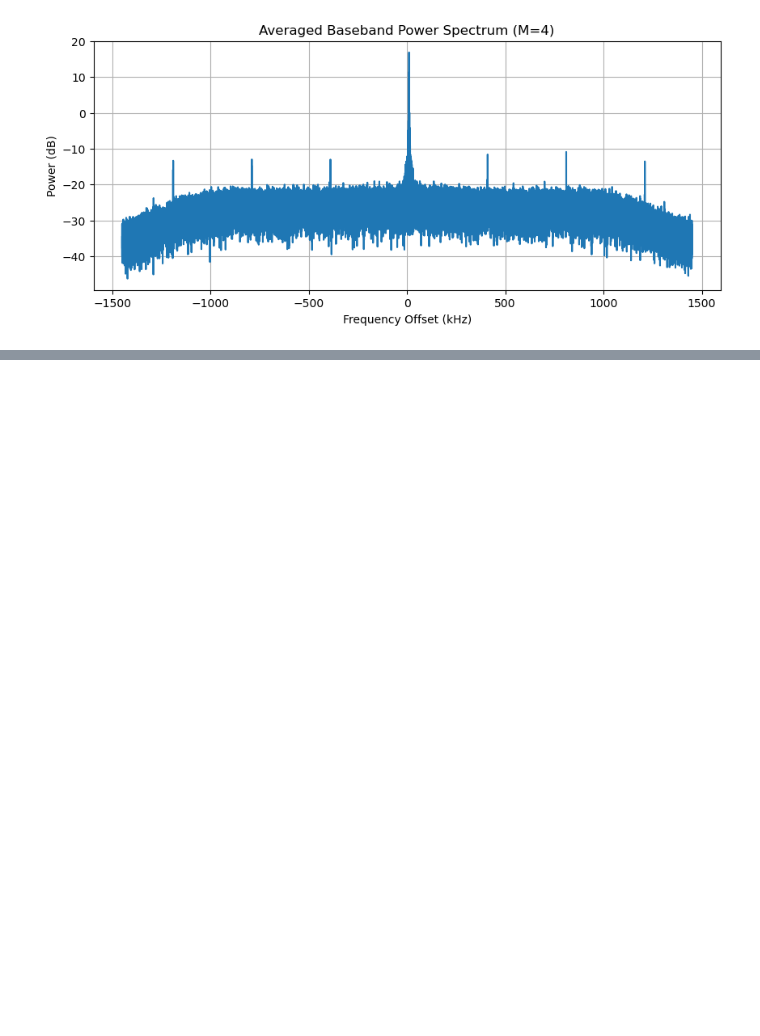
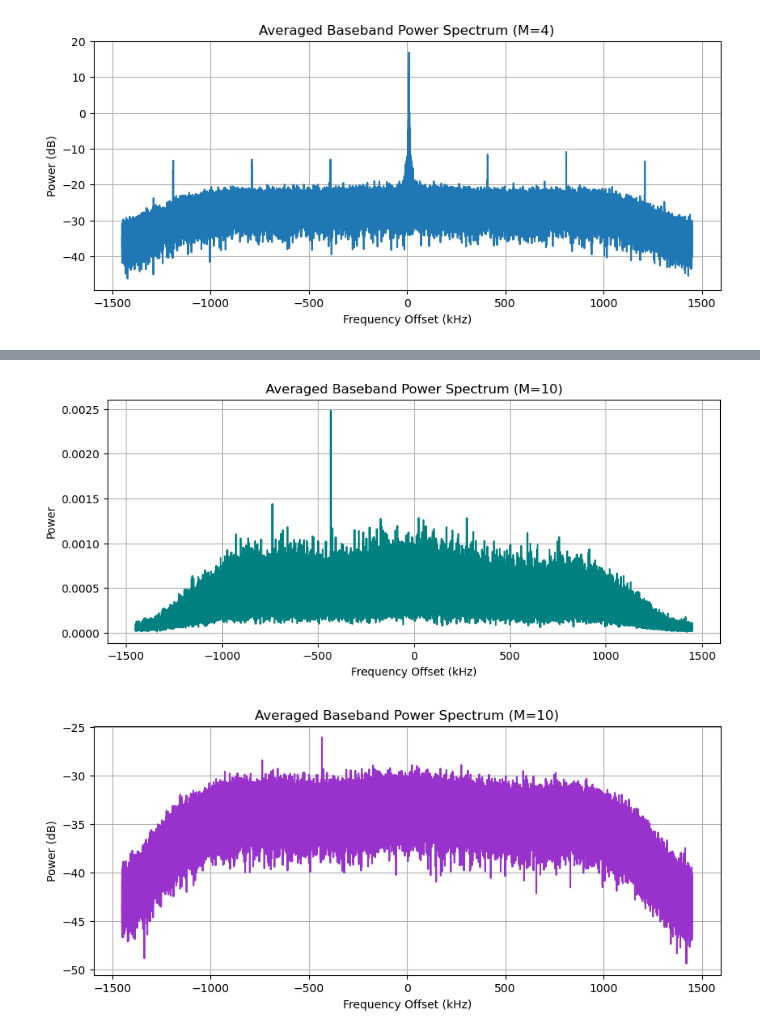
Before and after one commit to MakJimenez/Astro121, a Jupyter notebook: workbook2.ipynb, the cells around one changed output, grey strips where cells are left out. Saved outputs shown, nothing was run; the diff lists cells and outputs as text; code cells hidden in the pictures; blank space fills up the shorter version.

```diff
--- a/workbook2.ipynb
+++ b/workbook2.ipynb
@@ -497,0 +650,69 @@ np.shape(zenithtest2["arr_1"])
+# %%
+# Xavi spectrum 1
+# Testing OFF-LINE POWER VS IF FREQUENCY PT 2 ELECTRIC BOOGALOO
+
+import numpy as np
+import matplotlib.pyplot as plt
+
+importdata = np.load("xavi_spectrum.npz")
+indexdata  = importdata["arr_1"]          # shape ~ (captures, samples, 2)
+
+sampling_rate = 2.9e6                     # <-- set correctly
+fLO = 1420.115e6                          # <-- if you want RF axis later (optional)
+
+# Choose how many captures to average
+M = min(50, indexdata.shape[0])           # try 50 to start
+
+# Use the same N for every FFT
+N = indexdata.shape[1]
+
+# Window (and a normalization so power scale is consistent)
+window = np.hanning(N)
+W2 = np.mean(window**2)                   # window power normalization
+
+P_accum = np.zeros(N, dtype=np.float64)
+
+for m in range(M):
+    data = indexdata[m]                   # (N,2)
+    x = data[:,0] + 1j*data[:,1]          # complex IQ
+
+    # Remove DC offset (helps a lot)
+    x = x - np.mean(x)
+
+    # FFT
+    X = np.fft.fftshift(np.fft.fft(x * window))
+    P = (np.abs(X)**2) / (N**2 * W2)      # linear power, normalized
+
+    P_accum += P
+
+P_avg = P_accum / M
+
+# Frequency axis (baseband)
+f = np.fft.fftshift(np.fft.fftfreq(N, d=1/sampling_rate))  # Hz
+
+# Convert to dB only at the end (add epsilon to avoid -inf)
+P_avg_db = 10*np.log10(P_avg + 1e-20)
+
+# Plotting
+plt.figure(figsize=(10,4))
+plt.plot(f/1e3, P_avg, color="teal")
+plt.xlabel("Frequency Offset (kHz)")
+plt.ylabel("Power")
+#plt.xlim(-500,500)
+plt.title(f"Averaged Baseband Power Spectrum (M={M})")
+plt.grid(True)
+plt.show()
+
+# Plotting avg. power NO DB
+plt.figure(figsize=(10,4))
+plt.plot(f/1e3, P_avg_db, color="darkorchid")
+# plt.plot(f/1e3, P_avg_db)
+plt.xlabel("Frequency Offset (kHz)")
+plt.ylabel("Power (dB)")
+#plt.xlim(-500,500)
+plt.title(f"Averaged Baseband Power Spectrum (M={M})")
+plt.grid(True)
+plt.show()
+# %% [output]
+[figure, added]
+[figure, added]
```
Also changed, not shown: parts of 24 cells of this notebook.
